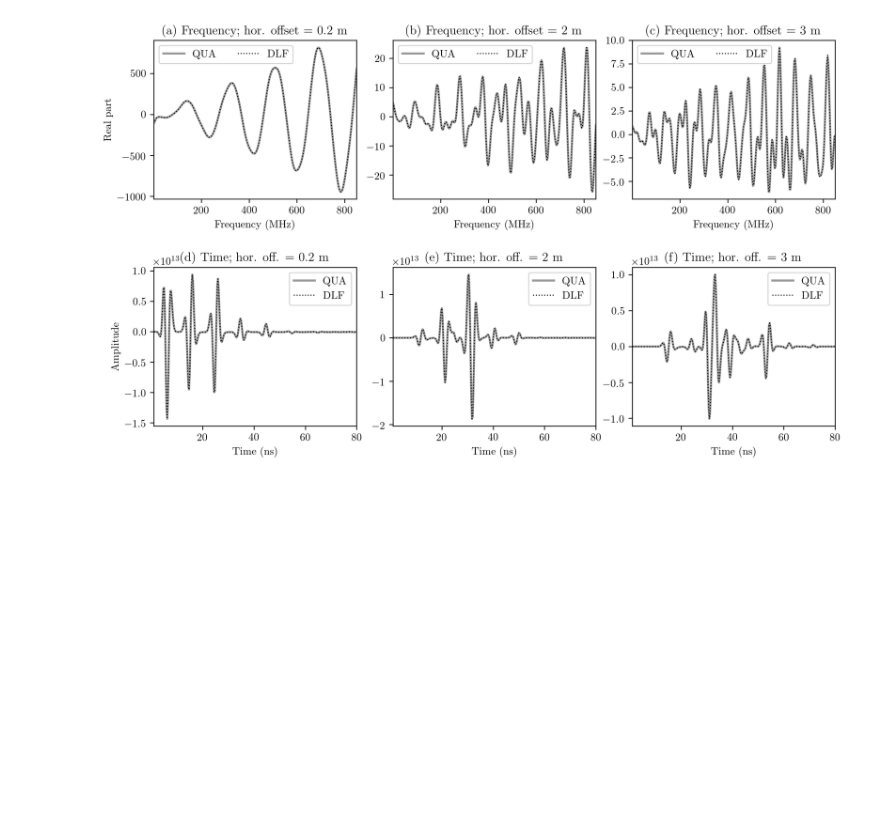
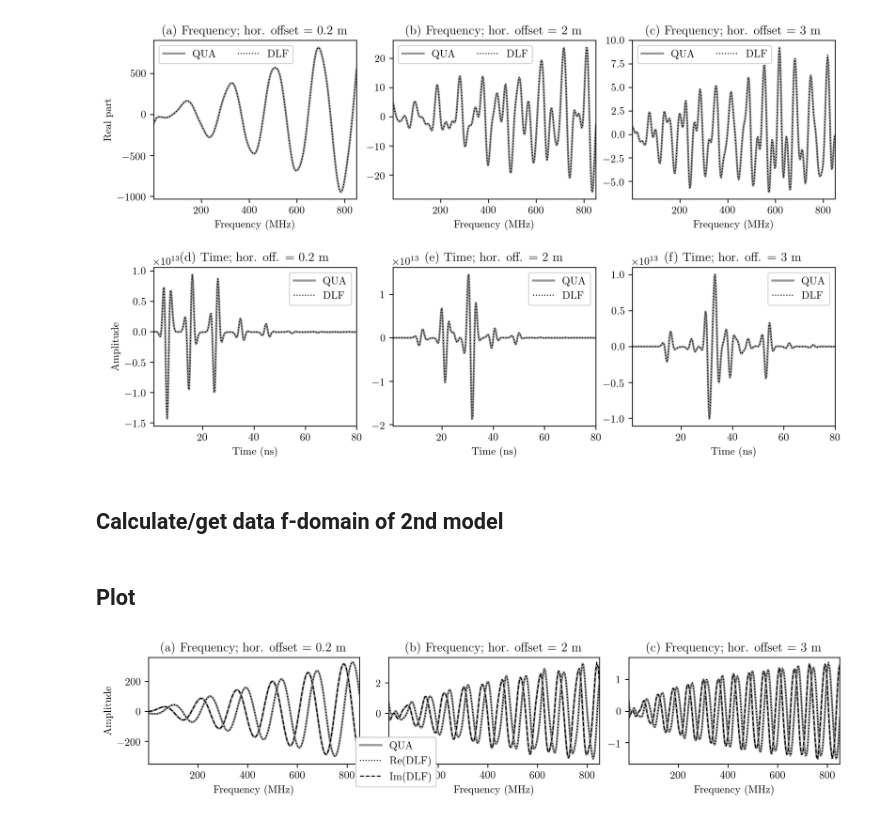
Before and after one commit to emsig/article-fdesign, a Jupyter notebook: notebooks/GPR-f-t.ipynb, the cells around one changed output. Cells and saved outputs as stored; diff of their text form; code cells hidden in the pictures; blank space fills up the shorter version.

```diff
--- a/notebooks/GPR-f-t.ipynb
+++ b/notebooks/GPR-f-t.ipynb
@@ -30,15 +30,15 @@ finp = {'src': [0, 0, 0.0000001],
         'loop': 'off', 'verb': 2, 'freqtime': f, 'opt': 'spline'}
 # %%
 try:
-    fgprDLF = np.load('data/GPR-DLF-Frequency.npy')
+    fgprDLF = np.load('../data/GPR-DLF-Frequency.npy')
 except:
     fgprDLF = dipole(ht='fht', htarg=fdesign.load_filter('wer2001'), **finp)
-    np.save('data/GPR-DLF-Frequency', fgprDLF)
+    np.save('../data/GPR-DLF-Frequency', fgprDLF)
 try:
-    fgprQUA = np.load('data/GPR-QUA-Frequency.npy')
+    fgprQUA = np.load('../data/GPR-QUA-Frequency.npy')
 except:
     fgprQUA = dipole(ht='quad', htarg=['', '', 51, '', 160, 500], **finp)
-    np.save('data/GPR-QUA-Frequency', fgprQUA)
+    np.save('../data/GPR-QUA-Frequency', fgprQUA)
 # %% [markdown]
 ## Calculate/get data t-domain
 Parameters as in Hunziker et al., 2015
@@ -129,3 +129,5 @@ plt.savefig('../figures/ftGPR.pdf', bbox_inches='tight')
 plt.show()
 # %% [output]
 [figure]
+# %% [markdown]
+## Calculate/get data f-domain of 2nd model
@@ -132,3 +144,62 @@ plt.show()
+# %%
+try:
+    fgprDLF2 = np.load('../data/GPR-DLF-Frequency2.npy')
+except:
+    fgprDLF2 = dipole(ht='fht', htarg=fdesign.load_filter('wer2001'), **finp)
+    np.save('../data/GPR-DLF-Frequency2', fgprDLF2)
+try:
+    fgprQUA2 = np.load('../data/GPR-QUA-Frequency2.npy')
+except:
+    fgprQUA2 = dipole(ht='quad', htarg=['', '', 51, '', 160, 500], **finp)
+    np.save('../data/GPR-QUA-Frequency2', fgprQUA2)
+# %% [markdown]
+## Plot
+# %%
+plt.figure(figsize=(10, 4))
+xlim = [1, 850]
+
+# f-domain
+
+# 1: x = 0.2 m ; Response
+plt.subplot(231)
+plt.title('(a) Frequency; hor. offset = 0.2 m')
+plt.ylabel('Amplitude')
+plt.plot(f/1e6, fgprQUA2[:, 0].real, '.6', lw=2, label='QUA')
+plt.plot(f/1e6, fgprDLF2[:, 0].real, 'k:', lw=1, label='DLF')
+plt.plot(f/1e6, fgprQUA2[:, 0].imag, '.6', lw=2)
+plt.plot(f/1e6, fgprDLF2[:, 0].imag, 'k--', lw=1, label='DLF')
+plt.xlim(xlim)
+plt.xlabel('Frequency (MHz)')
+
+# 2: x = 2 m ; Response
+plt.subplot(232)
+plt.title('(b) Frequency; hor. offset = 2 m')
+plt.plot(f/1e6, fgprQUA2[:, 1].real, '.6', lw=2, label='QUA')
+plt.plot(f/1e6, fgprDLF2[:, 1].real, 'k:', lw=1, label='Re(DLF)')
+plt.plot(f/1e6, fgprQUA2[:, 1].imag, '.6', lw=2)
+plt.plot(f/1e6, fgprDLF2[:, 1].imag, 'k--', lw=1, label='Im(DLF)')
+l = plt.legend(loc=1, bbox_to_anchor=(0.25, 0.3))
+l.get_frame().set_alpha(1)
+plt.xlim(xlim)
+plt.xlabel('Frequency (MHz)')
+
+# 3: x = 3 m ; Response
+plt.subplot(233)
+plt.title('(c) Frequency; hor. offset = 3 m')
+plt.plot(f/1e6, fgprQUA2[:, 2].real, '.6', lw=2, label='QUA')
+plt.plot(f/1e6, fgprDLF2[:, 2].real, 'k:', lw=1, label='DLF')
+plt.plot(f/1e6, fgprQUA2[:, 2].imag, '.6', lw=2)
+plt.plot(f/1e6, fgprDLF2[:, 2].imag, 'k--', lw=1, label='DLF')
+plt.xlim(xlim)
+plt.xlabel('Frequency (MHz)')
+
+plt.tight_layout(h_pad=2, w_pad=.2)
+
+# Save figure and show it
+plt.savefig('../figures/ftGPR2nd.pdf', bbox_inches='tight')
+plt.show()
+# %% [output]
+[figure, added]
 # %%
 import printinfo
 printinfo.info()
```
Also changed, not shown: parts of 3 cells of this notebook, 17 other files.
